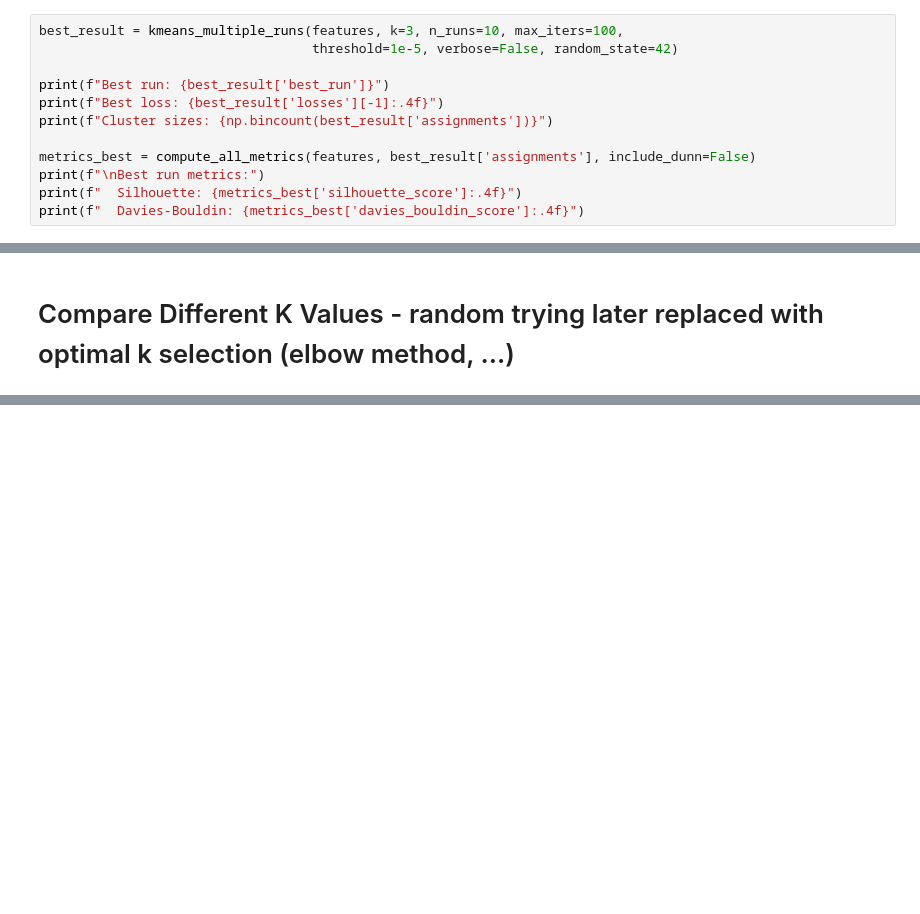
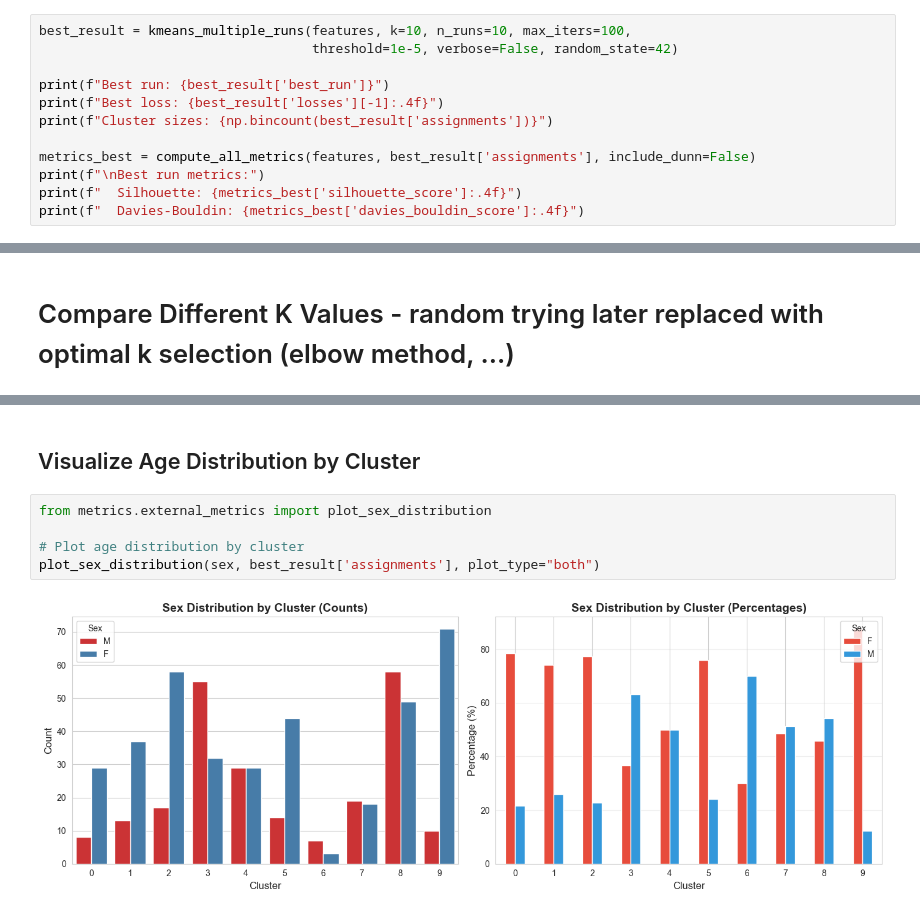
Before and after one commit to xandime/EEG_cluster_detection, a Jupyter notebook: k-mean-testing.ipynb, the cells around one changed output, grey strips where cells are left out. Cells and saved outputs as stored; diff of their text form; blank space fills up the shorter version.

```diff
--- a/k-mean-testing.ipynb
+++ b/k-mean-testing.ipynb
@@ -86,7 +93,7 @@ Internal Validation Metrics:
 # %% [markdown]
 # Multiple Runs
 # %%
-best_result = kmeans_multiple_runs(features, k=3, n_runs=10, max_iters=100,
+best_result = kmeans_multiple_runs(features, k=10, n_runs=10, max_iters=100,
                                    threshold=1e-5, verbose=False, random_state=42)
 
 print(f"Best run: {best_result['best_run']}")
@@ -161,0 +246,9 @@ k=6: Silhouette=0.0658, Davies-Bouldin=2.4608
+# %% [markdown]
+## Visualize Age Distribution by Cluster
+# %%
+from metrics.external_metrics import plot_sex_distribution
+
+# Plot age distribution by cluster
+plot_sex_distribution(sex, best_result['assignments'], plot_type="both")
+# %% [output]
+[figure, added]
```
Also changed, not shown: parts of 14 cells of this notebook, 1 other file.
